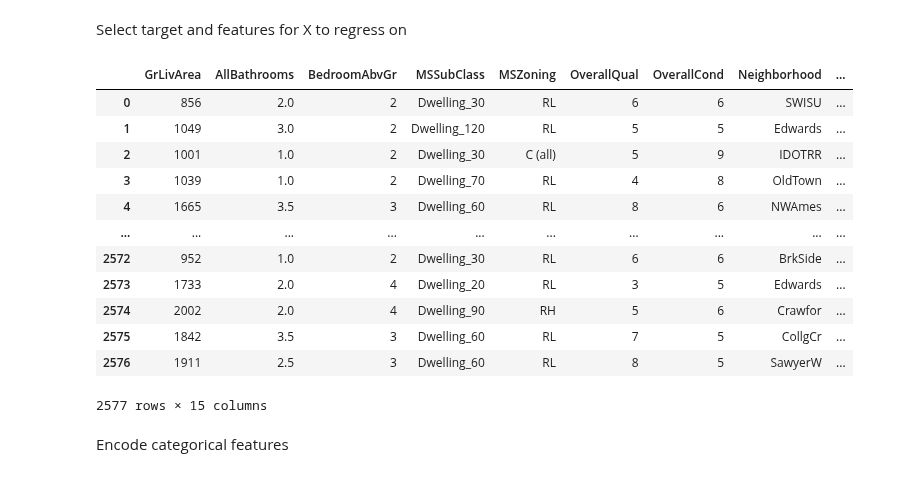
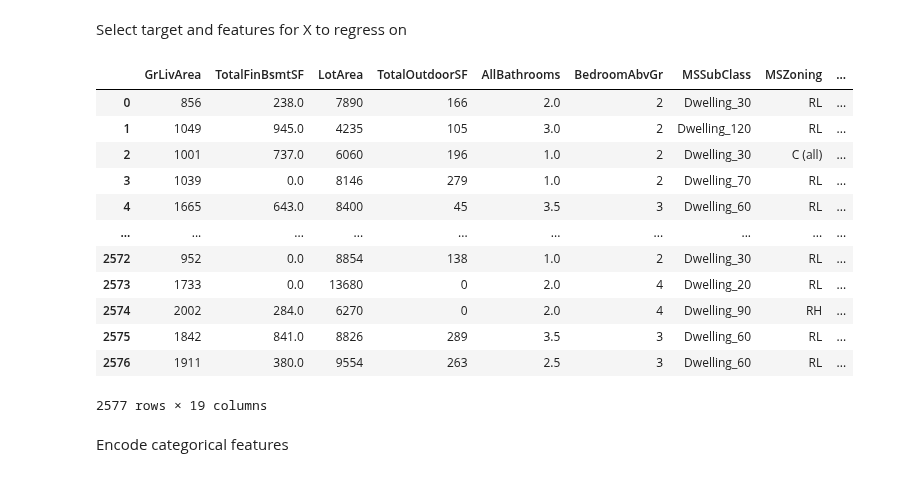
Before and after one commit to rishigoutam/ames-iowa, a Jupyter notebook: rishi/linreg.ipynb, the cells around one changed output. Saved outputs shown, nothing was run; the diff lists cells and outputs as text; code cells hidden in the pictures.

```diff
--- a/rishi/linreg.ipynb
+++ b/rishi/linreg.ipynb
@@ -24,36 +39,67 @@ Select target and features for X to regress on
+# %%
+# use james' feature engineering
+# TODO add to engineered.csv
+ames['TotalOutdoorSF'] = ames.ScreenPorch + ames.WoodDeckSF + ames.OpenPorchSF + ames.EnclosedPorch
+ames['Age'] = 2010 - ames.YearBuilt
+ames['AgeRemod'] = 2010 - ames.YearRemodAdd
+ames['AgeGarage'] = 2010 - ames.GarageYrBlt
+ames['HasPool'] = (ames.PoolArea > 1).astype(int)
+ames['TotalFinBsmtSF'] = ames.BsmtFinSF1 + ames.BsmtFinSF2
+ames['TotalOutdoorSF'] = ames.ScreenPorch + ames.WoodDeckSF + ames.OpenPorchSF + ames.EnclosedPorch
+ames['logLotArea'] = np.log(ames.LotArea)
+
+# test features from James' tree model
+box_keep_all = ['LandSlope','BsmtExposure','BsmtFullBath','BsmtHalfBath','Fireplaces','BsmtFinType1','HeatingQC','FullBath','HalfBath',
+                'Functional','TotRmsAbvGrd','GarageCars','PavedDrive','HasPool']
+
+box_keep_1 = ['OverallQual','OverallCond']
+
+box_keep_2 = ['ExterQual','ExterCond','BsmtQual','BsmtCond','KitchenQual','FireplaceQu','GarageQual','GarageCond']
+
+scatter_keep_all = ['LotFrontage','GarageArea','MasVnrArea']
+
+scatter_keep_1 = ['TotalOutdoorSF','TotalBsmtSF','GrLivArea']
+
+scatter_keep_2 = ['BsmtFinSF1','1stFlrSF','2ndFlrSF','ScreenPorch','WoodDeckSF','OpenPorchSF','EnclosedPorch']
+
+
+features_james = box_keep_all + box_keep_2 + scatter_keep_all + scatter_keep_2
+
+features_broad = box_keep_all + box_keep_1 + scatter_keep_all + scatter_keep_1
 # %%
 model = LinearRegression()
 
 target = ames.LogSalePrice
 X = ames[[
-    # Size
-    'GrLivArea', 'AllBathrooms', 'BedroomAbvGr',
+    # Size, Bedrooms, Bathrooms
+    'GrLivArea', 'TotalFinBsmtSF', 'LotArea', 'TotalOutdoorSF',
+    'AllBathrooms', 'BedroomAbvGr',
     # Type
     'MSSubClass', 'MSZoning',
     # Niceness
     'OverallQual', 'OverallCond', 'Neighborhood', 'KitchenQual',
     # Sale
     'SaleCondition', 'YrSold',
     # Features
-    'CentralAir', 'Fireplaces',
+    'CentralAir', 'Fireplaces', 'HasPool',
     # Others
     'IsNearNegativeCondition', 'LandContour'
 ]]
 X
 # %% [output]
-|  | GrLivArea | AllBathrooms | BedroomAbvGr | MSSubClass | MSZoning | OverallQual | OverallCond | Neighborhood | ... |
-| 0 | 856 | 2.0 | 2 | Dwelling_30 | RL | 6 | 6 | SWISU | ... |
-| 1 | 1049 | 3.0 | 2 | Dwelling_120 | RL | 5 | 5 | Edwards | ... |
-| 2 | 1001 | 1.0 | 2 | Dwelling_30 | C (all) | 5 | 9 | IDOTRR | ... |
-| 3 | 1039 | 1.0 | 2 | Dwelling_70 | RL | 4 | 8 | OldTown | ... |
-| 4 | 1665 | 3.5 | 3 | Dwelling_60 | RL | 8 | 6 | NWAmes | ... |
+|  | GrLivArea | TotalFinBsmtSF | LotArea | TotalOutdoorSF | AllBathrooms | BedroomAbvGr | MSSubClass | MSZoning | ... |
+| 0 | 856 | 238.0 | 7890 | 166 | 2.0 | 2 | Dwelling_30 | RL | ... |
+| 1 | 1049 | 945.0 | 4235 | 105 | 3.0 | 2 | Dwelling_120 | RL | ... |
+| 2 | 1001 | 737.0 | 6060 | 196 | 1.0 | 2 | Dwelling_30 | C (all) | ... |
+| 3 | 1039 | 0.0 | 8146 | 279 | 1.0 | 2 | Dwelling_70 | RL | ... |
+| 4 | 1665 | 643.0 | 8400 | 45 | 3.5 | 3 | Dwelling_60 | RL | ... |
 | ... | ... | ... | ... | ... | ... | ... | ... | ... | ... |
-| 2572 | 952 | 1.0 | 2 | Dwelling_30 | RL | 6 | 6 | BrkSide | ... |
-| 2573 | 1733 | 2.0 | 4 | Dwelling_20 | RL | 3 | 5 | Edwards | ... |
-| 2574 | 2002 | 2.0 | 4 | Dwelling_90 | RH | 5 | 6 | Crawfor | ... |
-| 2575 | 1842 | 3.5 | 3 | Dwelling_60 | RL | 7 | 5 | CollgCr | ... |
-| 2576 | 1911 | 2.5 | 3 | Dwelling_60 | RL | 8 | 5 | SawyerW | ... |
+| 2572 | 952 | 0.0 | 8854 | 138 | 1.0 | 2 | Dwelling_30 | RL | ... |
+| 2573 | 1733 | 0.0 | 13680 | 0 | 2.0 | 4 | Dwelling_20 | RL | ... |
+| 2574 | 2002 | 284.0 | 6270 | 0 | 2.0 | 4 | Dwelling_90 | RH | ... |
+| 2575 | 1842 | 841.0 | 8826 | 289 | 3.5 | 3 | Dwelling_60 | RL | ... |
+| 2576 | 1911 | 380.0 | 9554 | 263 | 2.5 | 3 | Dwelling_60 | RL | ... |
-2577 rows × 15 columns
+2577 rows × 19 columns
 # %% [markdown]
 Encode categorical features
 # %%
```
Also changed, not shown: parts of 11 cells of this notebook, 4 other files.
